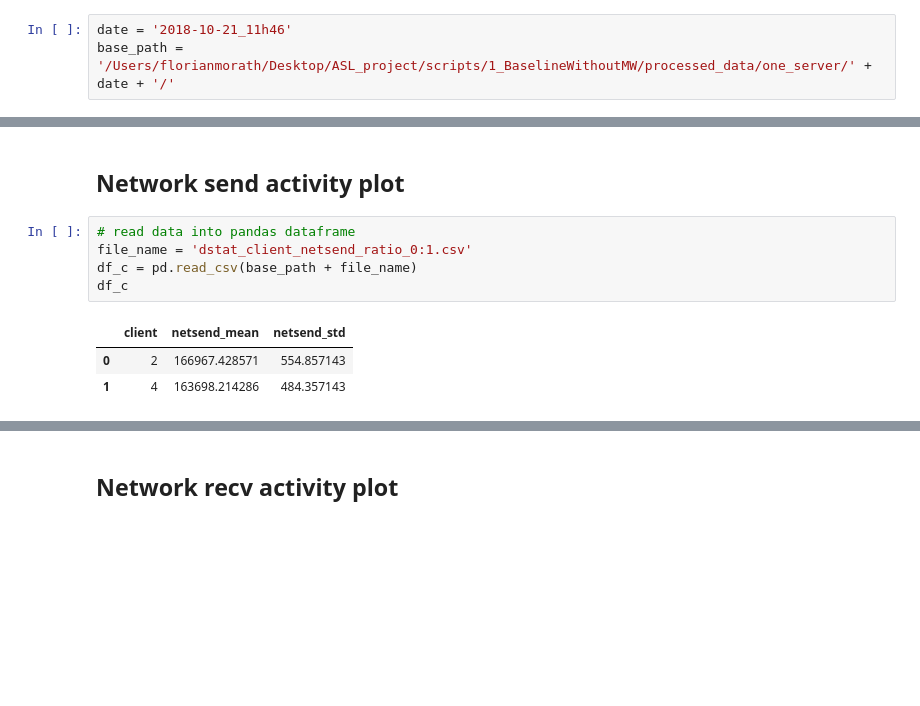
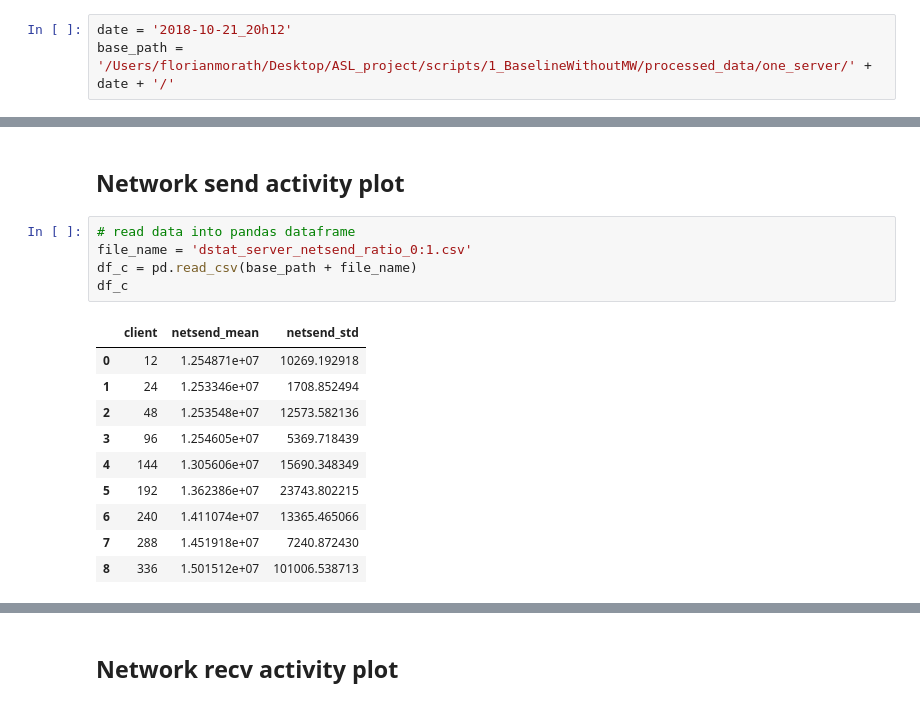
Before and after one commit to florianmorath/ASL_project, a Jupyter notebook: scripts/1_BaselineWithoutMW/plot_dstat-logs_one_server.ipynb, the cells around one changed output, grey strips where cells are left out. Cells and saved outputs as stored; diff of their text form; blank space fills up the shorter version.

```diff
--- a/scripts/1_BaselineWithoutMW/plot_dstat-logs_one_server.ipynb
+++ b/scripts/1_BaselineWithoutMW/plot_dstat-logs_one_server.ipynb
@@ -11,7 +11,7 @@ import pandas as pd
 # %% [markdown]
 ## Adjust date of processed csv files
 # %%
-date = '2018-10-21_11h46'
+date = '2018-10-21_20h12'
 base_path = '/Users/florianmorath/Desktop/ASL_project/scripts/1_BaselineWithoutMW/processed_data/one_server/' + date + '/'
 # %%
 def y_fmt(tick_val, pos):
@@ -61,12 +68,19 @@ f.savefig("/Users/florianmorath/Desktop/ASL_project/scripts/1_BaselineWithoutMW/
 ## Network send activity plot
 # %%
 # read data into pandas dataframe
-file_name = 'dstat_client_netsend_ratio_0:1.csv'
+file_name = 'dstat_server_netsend_ratio_0:1.csv'
 df_c = pd.read_csv(base_path + file_name)
 df_c
 # %% [output]
 |  | client | netsend_mean | netsend_std |
-| 0 | 2 | 166967.428571 | 554.857143 |
-| 1 | 4 | 163698.214286 | 484.357143 |
+| 0 | 12 | 1.254871e+07 | 10269.192918 |
+| 1 | 24 | 1.253346e+07 | 1708.852494 |
+| 2 | 48 | 1.253548e+07 | 12573.582136 |
+| 3 | 96 | 1.254605e+07 | 5369.718439 |
+| 4 | 144 | 1.305606e+07 | 15690.348349 |
+| 5 | 192 | 1.362386e+07 | 23743.802215 |
+| 6 | 240 | 1.411074e+07 | 13365.465066 |
+| 7 | 288 | 1.451918e+07 | 7240.872430 |
+| 8 | 336 | 1.501512e+07 | 101006.538713 |
 # %%
 f = plt.figure()
```
Also changed, not shown: parts of 3 cells of this notebook, 15 other files.
